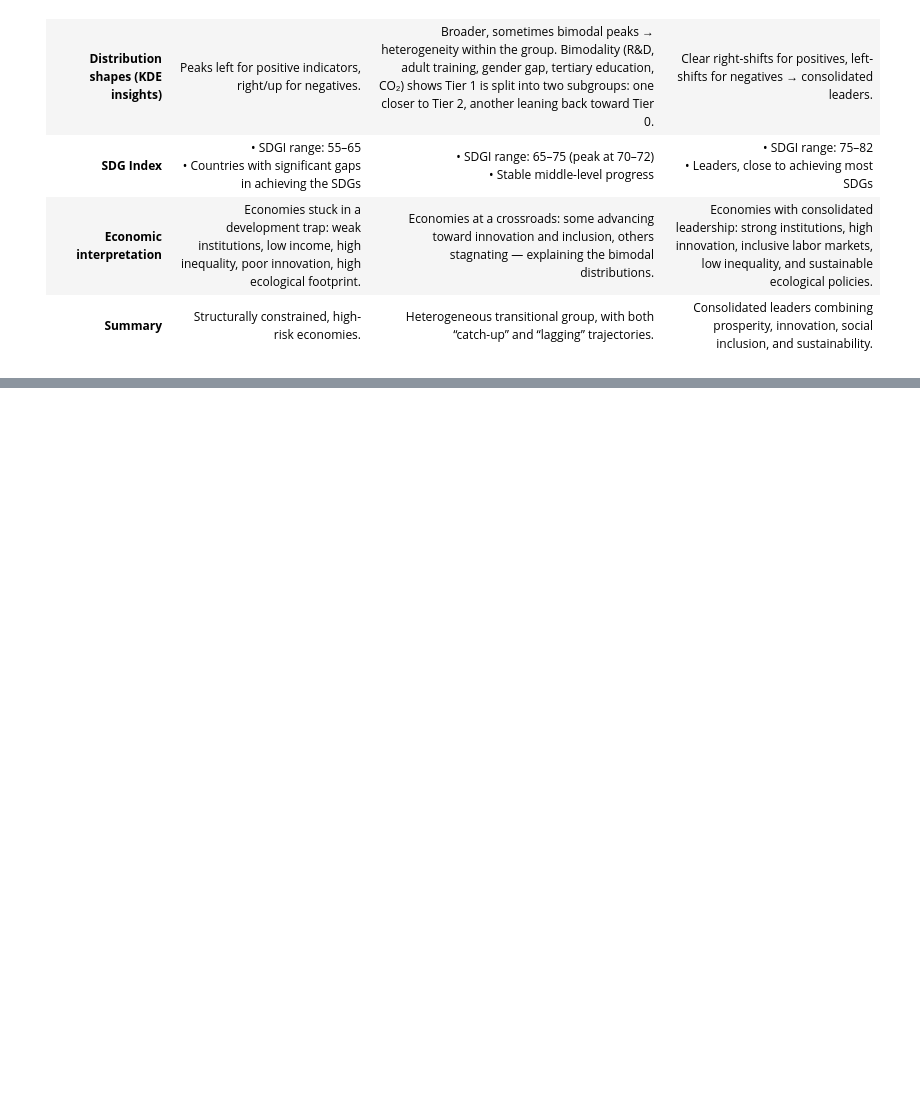
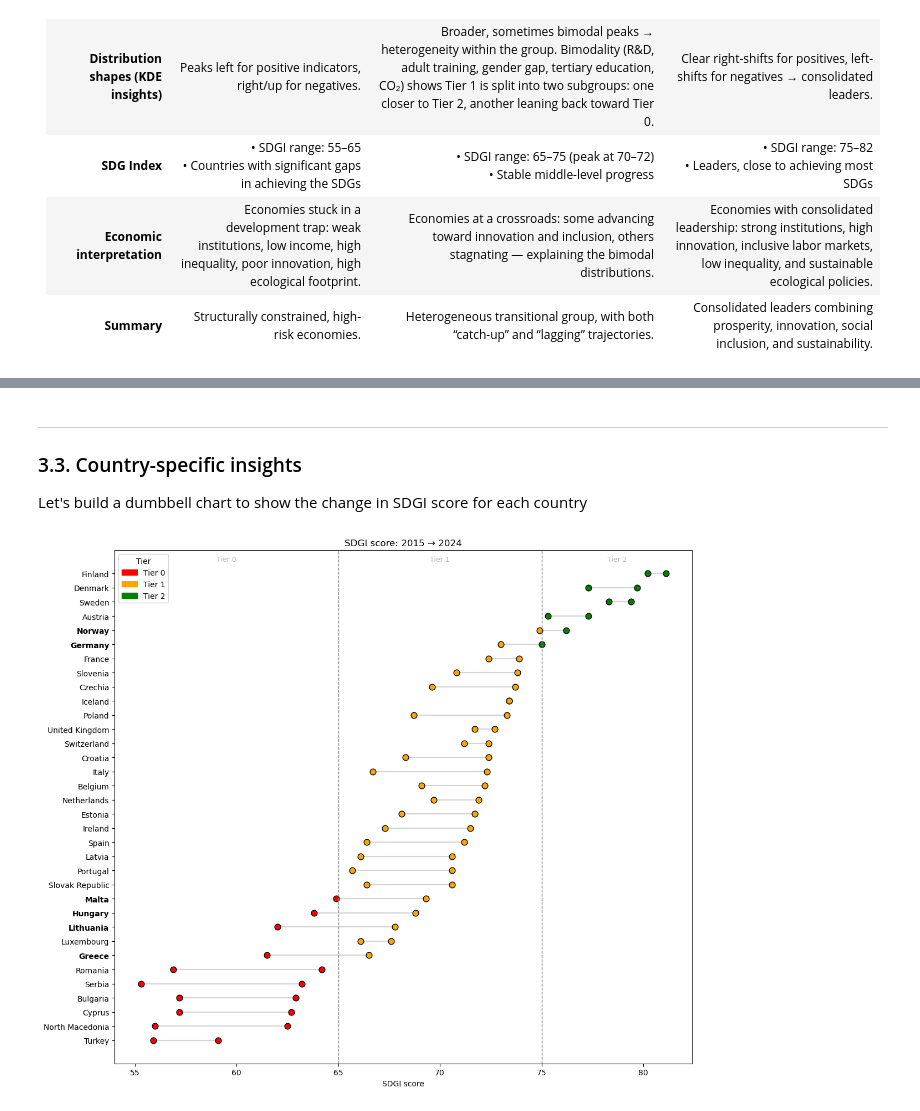
Before and after one commit to LavrenchukV/Classifying-EU-Sustainability-Performance, a Jupyter notebook: SPG_project_Final.ipynb, the cells around one changed output, grey strips where cells are left out. Saved outputs shown, nothing was run; the diff lists cells and outputs as text; code cells hidden in the pictures; blank space fills up the shorter version.

```diff
--- a/SDG_project.ipynb
+++ b/SPG_project_Final.ipynb
@@ -1154,2 +1251,77 @@ The most confusion occurs with Tier 0, which in 14.29% of cases is misclassified
+# %% [markdown]
+---
+
+### 3.3. Country-specific insights
+
+Let's build a dumbbell chart to show the change in SDGI score for each country
+# %%
+import matplotlib.patches as mpatches
+
+YEAR_FROM, YEAR_TO = 2015, 2024
+TIER01, TIER12 = 65, 75
+
+df = pd.read_csv("cleaned_data.csv")
+df = df[df["year"].isin([YEAR_FROM, YEAR_TO])]
+
+wide = (df.pivot_table(index="Country", columns="year",
+                       values="sdgi_score", aggfunc="mean")
+          .dropna(subset=[YEAR_FROM, YEAR_TO])
+          .sort_values(YEAR_TO))
+
+countries = wide.index.tolist()
+y = range(len(countries))
+
+fig, ax = plt.subplots(figsize=(12, len(countries) * 0.3))
+
+def tier(x):
+    if x < TIER01: return 0
+    elif x < TIER12: return 1
+    else: return 2
+tier_colors = {0: "red", 1: "orange", 2: "green"}
+
+for i, c in enumerate(countries):
+    x0, x1 = wide.loc[c, YEAR_FROM], wide.loc[c, YEAR_TO]
+    ax.hlines(y=i, xmin=x0, xmax=x1, color="lightgray")
+    ax.scatter(x0, i, color=tier_colors[tier(x0)], edgecolor="black", s=60, zorder=2)
+    ax.scatter(x1, i, color=tier_colors[tier(x1)], edgecolor="black", s=60, zorder=2)
+
+for thr in [TIER01, TIER12]:
+    ax.axvline(thr, color="gray", linestyle="--", linewidth=1)
+
+xmin, xmax = ax.get_xlim()
+ax.text((xmin + TIER01) / 2,   0.975, "Tier 0", ha="center", va="bottom",
+        transform=ax.get_xaxis_transform(), fontsize=9, color="gray", alpha=0.6)
+ax.text((TIER01 + TIER12) / 2, 0.975, "Tier 1", ha="center", va="bottom",
+        transform=ax.get_xaxis_transform(), fontsize=9, color="gray", alpha=0.6)
+ax.text((TIER12 + xmax) / 2,   0.975, "Tier 2", ha="center", va="bottom",
+        transform=ax.get_xaxis_transform(), fontsize=9, color="gray", alpha=0.6)
+
+ax.set_yticks(y)
+ax.set_yticklabels(countries)
+ax.set_xlabel("SDGI score")
+ax.set_title(f"SDGI score: {YEAR_FROM} → {YEAR_TO}")
+
+legend_handles = [mpatches.Patch(color=col, label=f"Tier {t}") for t, col in tier_colors.items()]
+ax.legend(handles=legend_handles, title="Tier", loc="upper left")
+
+highlight_countries = {"Greece", "Hungary", "Lithuania", "Malta", "Germany", "Norway"}
+labels = []
+for c in countries:
+    if c in highlight_countries:
+        labels.append(c)
+    else:
+        labels.append(c)
+
+ax.set_yticks(y)
+ax.set_yticklabels(labels)
+
+for ticklabel, c in zip(ax.get_yticklabels(), countries):
+    if c in highlight_countries:
+        ticklabel.set_fontweight("bold")
+
+plt.tight_layout()
+plt.show()
+# %% [output]
+[figure, added]
 # %% [markdown]
 
```
Also changed, not shown: parts of 5 cells of this notebook, 4 other files.
